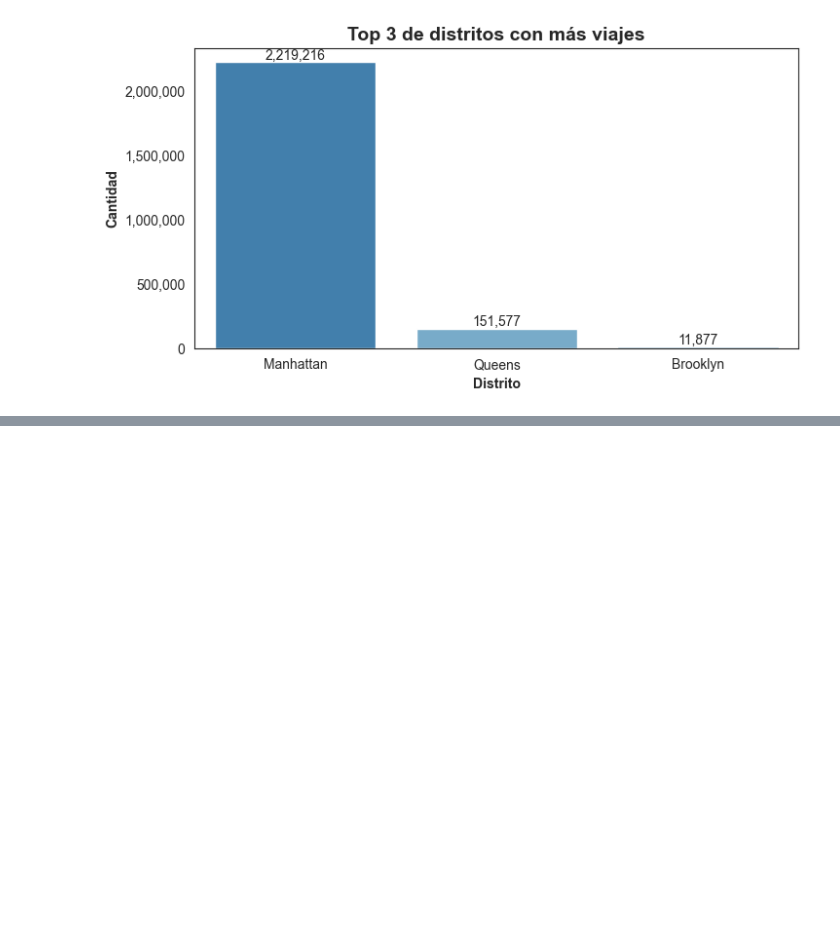
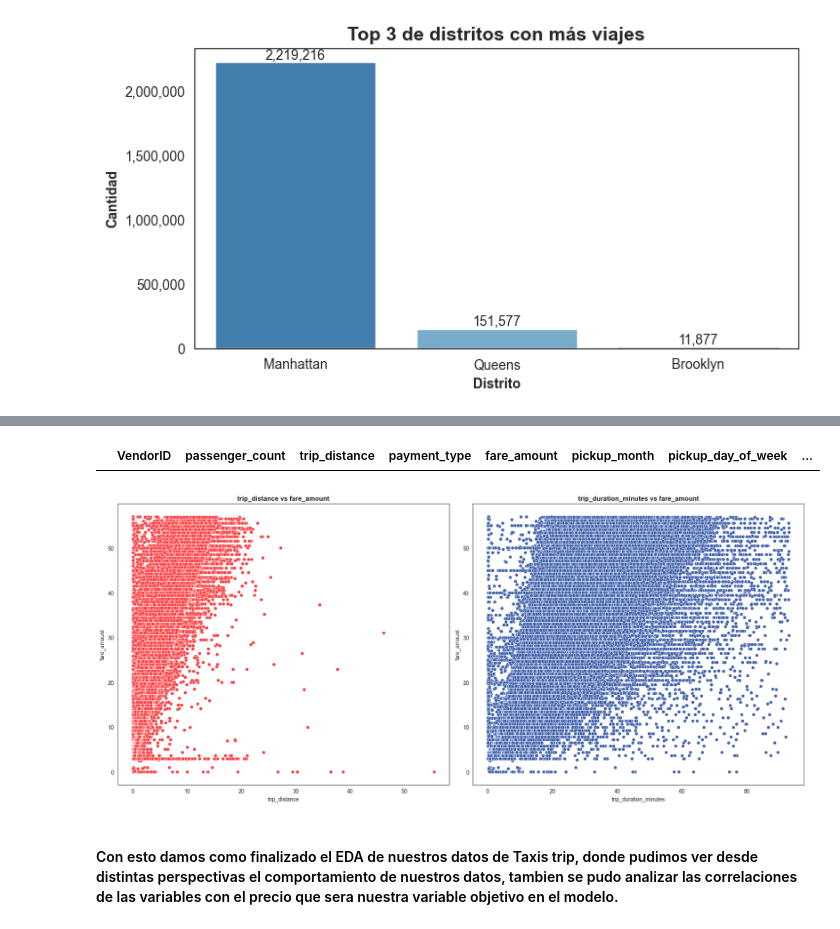
Before and after one commit to ing-jhparra/nyc-taxis, a Jupyter notebook: EDA/Taxis.ipynb, the cells around one changed output, grey strips where cells are left out. Drawn from its saved outputs; the diff is of its cells as text; code cells hidden in the pictures; blank space fills up the shorter version.

Commit message:
Actulizacion del EDA taxis

```diff
--- a/EDA/Taxis.ipynb
+++ b/EDA/Taxis.ipynb
@@ -446,0 +440,28 @@ plt.show()
+# %%
+datos[datos['fare_amount']==0]
+# %% [output]
+|  | VendorID | passenger_count | trip_distance | payment_type | fare_amount | pickup_month | pickup_day_of_week | ... |
+# %%
+# Definimos las listas de las variables y colores que vamos a usar
+columns = ['trip_distance', 'trip_duration_minutes']
+colors = ['#FF3E41', '#4464AD']
+
+# Crear la figura con subplots
+plt.figure(figsize=(18, 8))
+
+# Con un for iteramos sobre las listas para crear un gráfico de dispersión por cada variable
+for i, (column, color) in enumerate(zip(columns, colors)):
+    plt.subplot(1, 2, i+1)
+    sns.scatterplot(data=datos, x=column, y='fare_amount', color=color)
+    plt.title(f'{column} vs fare_amount', fontweight="bold")
+    plt.grid(False)
+
+# Ajustar el diseño
+plt.tight_layout()
+
+# Mostrar el gráfico
+plt.show()
+# %% [output]
+[figure, added]
+# %% [markdown]
+#### Con esto damos como finalizado el EDA de nuestros datos de Taxis trip, donde pudimos ver desde distintas perspectivas el comportamiento de nuestros datos, tambien se pudo analizar las correlaciones de las variables con el precio que sera nuestra variable objetivo en el modelo.
```
Also changed, not shown: parts of 7 cells of this notebook.
